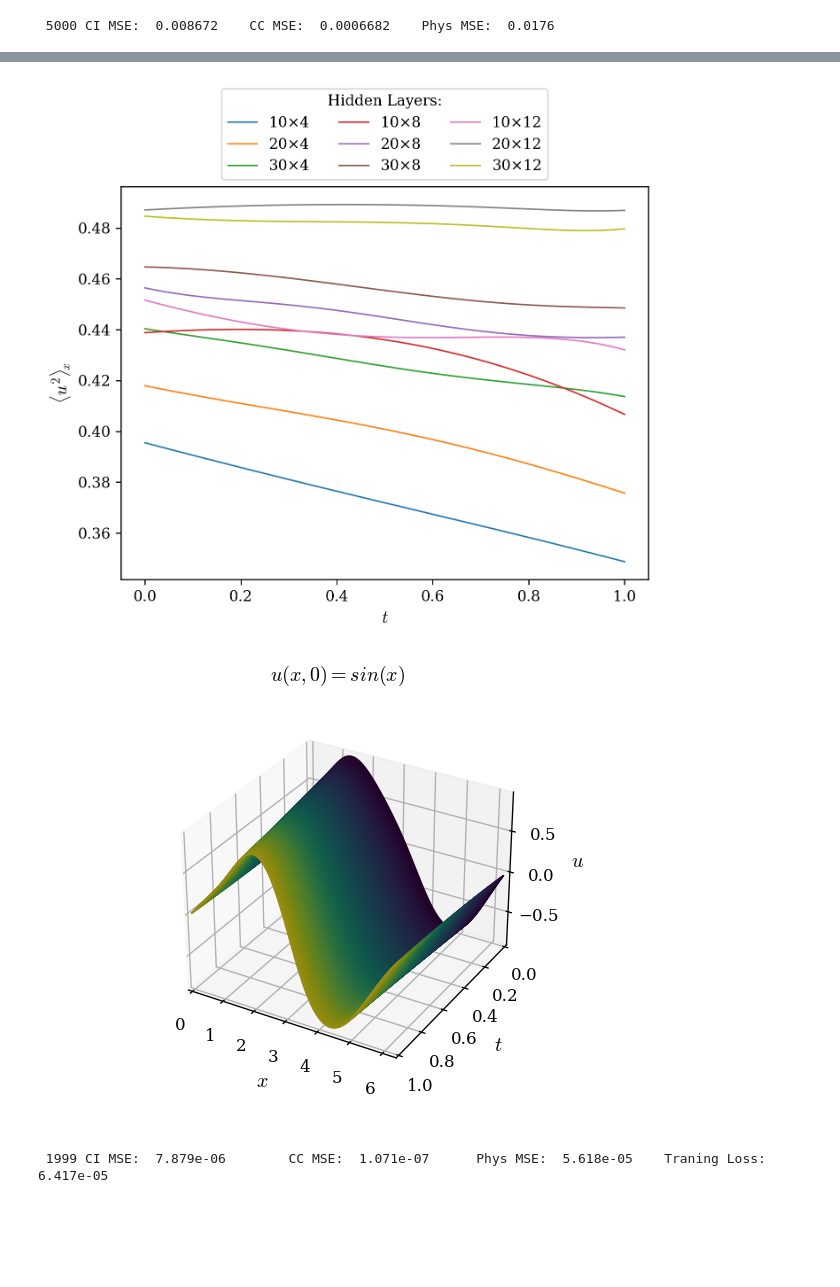
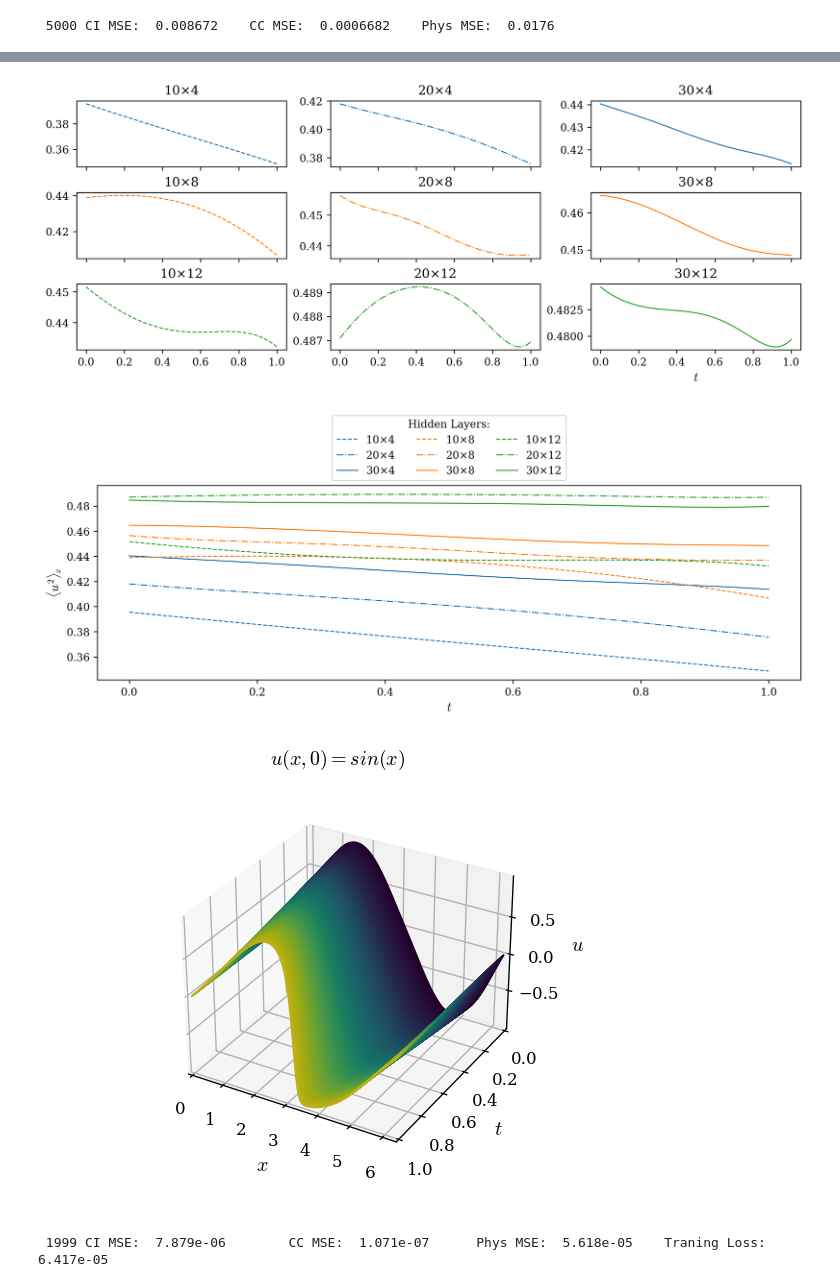
Before and after one commit to agustinbrusco/Sistemas_Complejos, a Jupyter notebook: guias/Guia2.ipynb, the cells around one changed output, grey strips where cells are left out. Drawn from its saved outputs; the diff is of its cells as text; code cells hidden in the pictures; blank space fills up the shorter version.

```diff
--- a/guias/Guia2.ipynb
+++ b/guias/Guia2.ipynb
@@ -215,7 +215,7 @@ dónde $\mathbb{U}^n$ es la matriz diagonal tal que $\mathbb{U}^n_{ii} = u^n_i$.
 # %%
 # Defino las variables de la simulación
 nx = 512
-nt = 1000
+nt = 4000
 L = 2 * np.pi
 dx = L / (nx - 1)
 nu = 1e-2
@@ -239,8 +239,8 @@ En esta siguiente linea se definen el array de velocidades $u$ y se pueden aplic
 distintas condiciones iniciales descomentando la que se desee utilizar.
 # %%
 u = np.empty([nx, nt])  # Array con la velocidad
-# u[:, 0] = np.sin(x_vals)  # CI: senoidal pura
-u[:, 0] = np.cos(x_vals) + np.cos(8*x_vals) + np.sin(4*x_vals)  # CI: suma de armónicas
+u[:, 0] = np.sin(x_vals)  # CI: senoidal pura
+# u[:, 0] = np.cos(x_vals) + np.cos(8*x_vals) + np.sin(4*x_vals)  # CI: suma de armónicas
 # u[:, 0] = np.exp(- (x_vals - L/2)**2 / 0.5**2)  # CI: gaussiana
 # u[:, 0] = 0  # CI: constantemente cero
 
@@ -722,7 +723,17 @@ tags = {
     "burgers_solver_tanh_07": "20×12",
     "burgers_solver_tanh_08": "30×12",
 }
-fig, axs = plt.subplots(3, 2, sharex=True, figsize=(10, 4))
+def get_model_style(model_name: str) -> dict:
+    layers_str = tags[model_name]
+    layer_count, layer_size = layers_str.split("×")
+    colors = {"4": "C0", "8": "C1", "12": "C2"}
+    linestyles = {"10": "--", "20": "-.", "30": "-"}
+    return dict(
+        color=colors[layer_size],
+        linestyle=linestyles[layer_count],
+    )
+
+fig, axs = plt.subplots(4, sharex=True, figsize=(8, 6), constrained_layout=True)
 for model_name in [
     "burgers_solver_tanh_01",
     "burgers_solver_tanh_02",
@@ -738,12 +749,13 @@ for model_name in [
     plot_training_loss(
         loss_vals,
         plot_every=5,
-        loss_plots_kwargs=dict(label=tags[model_name]),
-        diff_plots_kwargs=dict(linewidth=1, ls="-", ms=0),
         axs=axs,
+        ms=None, lw=0.5,
+        **get_model_style(model_name),
+        label=tags[model_name],
     )
 # Extended legend over first ax:
-axs[0, 0].legend(title="Hidden Layers:", bbox_to_anchor=(1.1, 1), loc="lower center", ncol=3)
-axs[2, 0].set_ylim(bottom=1e-3)
+axs[0].legend(title="Hidden Layers:", bbox_to_anchor=(0.5, 1), loc="lower center", ncol=3)
+# axs[2].set_ylim(bottom=1e-3)
 plt.show()
 # %% [output]
@@ -784,40 +791,45 @@ for i, model_name, ax in zip(
     ax.plot(
         t_plot.detach().numpy(),
         np.mean(u_plot.detach().numpy().reshape(512, 100)**2, axis=0),
-        lw=1, c=f"C{i}",
+        lw=1, **get_model_style(model_name),
     )
     ax.set_title(tags[model_name])
 # plt.legend(title="Hidden Layers:", bbox_to_anchor=(0.5, 1), loc="lower center", ncol=3)
 ax.set_xlabel(r"$t$")
 # plt.ylabel(r"$\Delta\langle u^2 \rangle\!_x$")
 plt.show()
+# %% [output]
+[figure, added]
 # %%
+%matplotlib inline
+fig, ax = plt.subplots(1, 1, figsize=(10, 4), constrained_layout=True)
 for model_name in [
     "burgers_solver_tanh_01",
     "burgers_solver_tanh_02",
     "burgers_solver_tanh_03",
     "burgers_solver_tanh_04",
     "burgers_solver_tanh_00",
     "burgers_solver_tanh_05",
     "burgers_solver_tanh_06",
     "burgers_solver_tanh_07",
     "burgers_solver_tanh_08"
 ]:
     model_info_dict = get_model_info(model_name)
     pinn = CustomFunctionMLP(sizes=model_info_dict["layers"], activation=torch.tanh)
     pinn.load_state_dict(torch.load(f"modelos_entrenados/{model_name}.pth"))
     u_plot = pinn(torch.tensor(input_plot))  # Evaluamos la red en la grilla
+    energia_plot = np.mean(u_plot.detach().numpy().reshape(512, 100)**2, axis=0)
     plt.plot(
         t_plot.detach().numpy(),
-        np.mean(u_plot.detach().numpy().reshape(512, 100)**2, axis=0),
-        lw=1, label=tags[model_name],
+        energia_plot,
+        lw=1, label=tags[model_name], **get_model_style(model_name),
     )
 plt.legend(title="Hidden Layers:", bbox_to_anchor=(0.5, 1), loc="lower center", ncol=3)
 plt.xlabel(r"$t$")
 plt.ylabel(r"$\langle u^2 \rangle\!_x$")
 plt.show()
 # %% [output]
-[figure, old version]
+[figure, new version]
 # %%
 
 u_plot = pinn(torch.tensor(input_plot))  # Evaluamos la red en la grilla
@@ -826,7 +838,7 @@ u_plot = pinn(torch.tensor(input_plot))  # Evaluamos la red en la grilla
 fig, ax, v_cmap = plot_3d_evolution(
     x_plot.numpy(),
     t_plot.numpy(),
-    u_plot.detach().numpy().reshape((x_plot.size, t_plot.size)),
+    u_plot.detach().numpy().reshape((x_plot.numpy().size, t_plot.numpy().size)),
     cmap_name="viridis",
 )
 fig.set_label("Evolución de la Ecuación de Burgers mediante PINN")
@@ -835,7 +847,7 @@ fig.suptitle(r"$u(x, 0) = sin(x)$")
 plt.show()
 %matplotlib inline
 # %% [output]
-[figure, old version]
+[figure, new version]
 # %%
 plt.close("all")
 # %%
```
Also changed, not shown: parts of 6 cells of this notebook, 1 other file.
